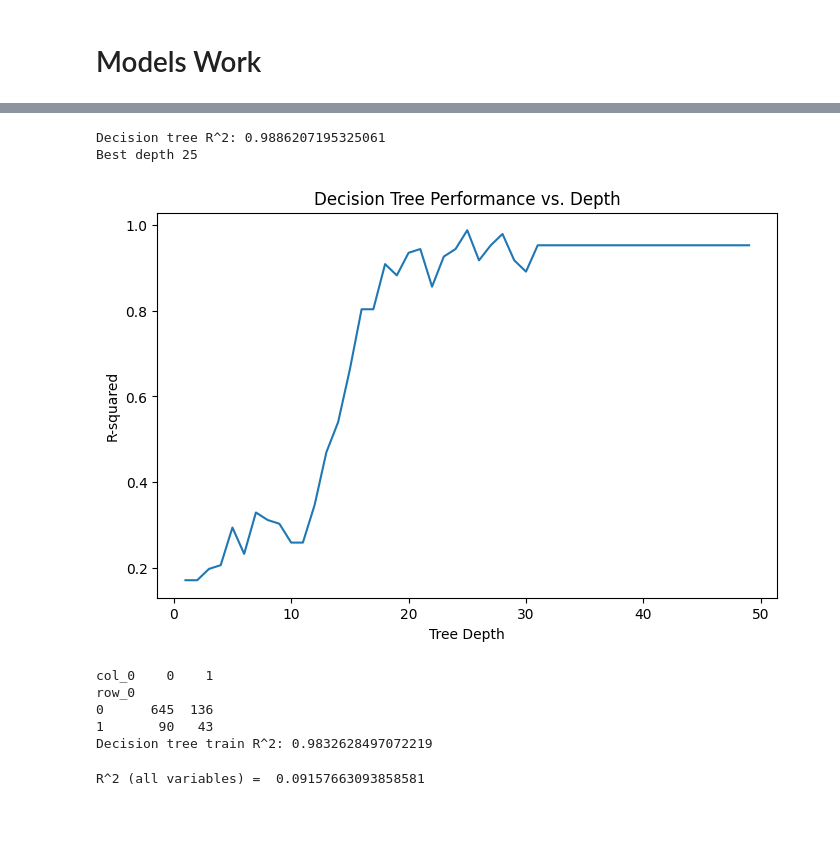
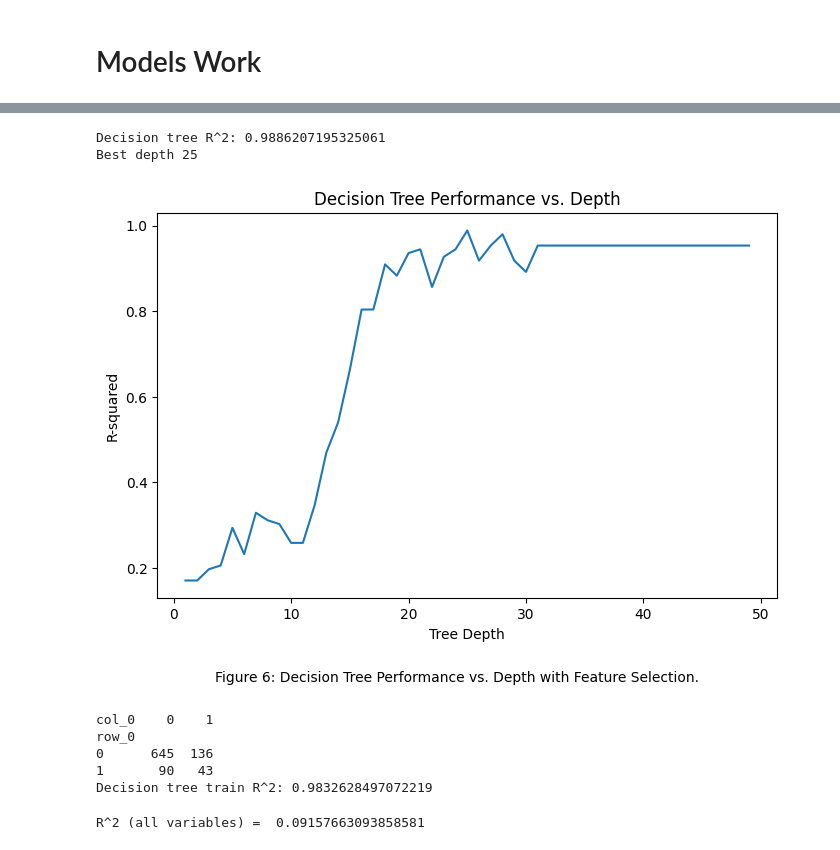
Before and after one commit to JulianKrese/project_chd, a Jupyter notebook: model_work.ipynb, the cells around one changed output, grey strips where cells are left out. Drawn from its saved outputs; the diff is of its cells as text; code cells hidden in the pictures; blank space fills up the shorter version.

```diff
--- a/model_work.ipynb
+++ b/model_work.ipynb
@@ -166,34 +174,36 @@ for d in depths:
     best_depth = d
 
 print("Decision tree R^2:", best_r2)
 print("Best depth", best_depth)
 R_squared_vals["Decision tree with feature selection"] = best_r2
 
 #  Visualizing R-squared vs. Tree Depth
 plt.figure(figsize=(8, 5))
 plt.plot(depths, r2_scores)
 plt.xlabel('Tree Depth')
 plt.ylabel('R-squared')
 plt.title('Decision Tree Performance vs. Depth')
+plt.figtext(0.5, -0.05, "Figure 6: Decision Tree Performance vs. Depth with Feature Selection.", ha='center', va='center')
+
 plt.show()
 
 # confusion matrix
 dt = DecisionTreeClassifier(max_depth=best_depth, random_state=42)
 dt.fit(X_train_red, y_train)
 y_pred_best = dt.predict(X_test_red)
 y_test_flat = np.ravel(y_test) # Flatten the arrays
 y_pred_best_flat = np.ravel(y_pred_best)
 cross_tab = pd.crosstab(y_test_flat, y_pred_best_flat)
 print(cross_tab)
 
 # checking train r^2 against test r^2 with best depth of 25
 y_pred_train = dt.predict(X_train_red)
 r2 = abs(r2_score(y_train, y_pred_train))
 print("Decision tree train R^2:", r2) # very close to the test r^2, meaning no over/underfitting has occured
 # %% [output]
 Decision tree R^2: 0.9886207195325061
 Best depth 25
-[figure, old version]
+[figure, new version]
 col_0    0    1
 row_0
 0      645  136
```
Also changed, not shown: parts of 6 cells of this notebook.
